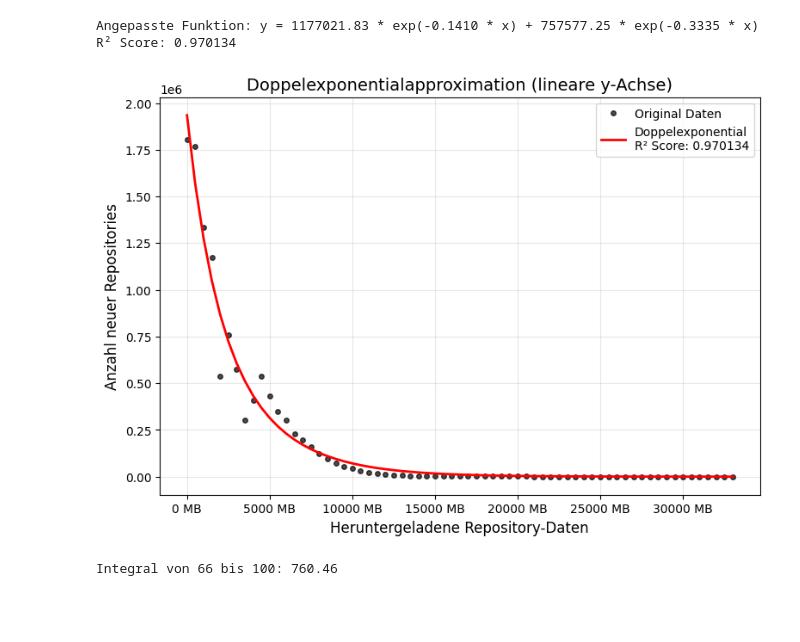
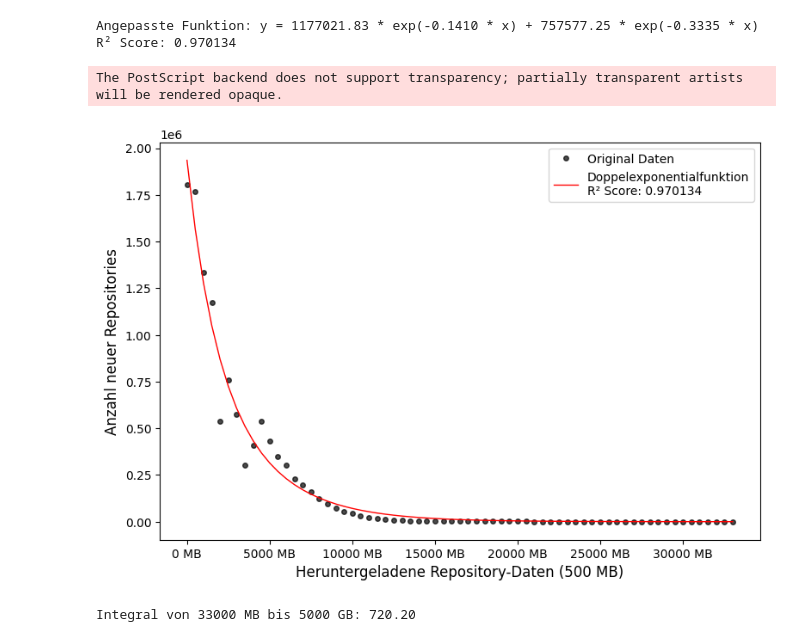
Before and after one commit to sissl0/DockerAnalysis, a Jupyter notebook: scripts/python_scripts/Analyse/RepoSearchDecay.ipynb, the cells around one changed output. Cells and saved outputs as stored; diff of their text form; code cells hidden in the pictures; blank space fills up the shorter version.

```diff
--- a/scripts/python_scripts/Analyse/RepoSearchDecay.ipynb
+++ b/scripts/python_scripts/Analyse/RepoSearchDecay.ipynb
@@ -44,20 +44,23 @@ R² Score: 0.970134
 # %%
 plt.figure(figsize=(9, 6))
 plt.plot(x_data, unique_repos, 'ko', label='Original Daten', alpha=0.7, markersize=4)
-plt.plot(x_data, y_fit, 'r-', linewidth=2, label=f"Doppelexponential\nR² Score: {r2score:.6f}")
+plt.plot(x_data, y_fit, 'r-', linewidth=1, label=f"Doppelexponentialfunktion\nR² Score: {r2score:.6f}")
 
-plt.title('Doppelexponentialapproximation (lineare y-Achse)', fontsize=14)
-plt.xlabel('Heruntergeladene Repository-Daten', fontsize=12)
+#plt.title('Approximation für den Verfall einzigartiger Repos per 500MB Repository-Daten', fontsize=14)
+plt.xlabel('Heruntergeladene Repository-Daten (500 MB)', fontsize=12)
 plt.ylabel('Anzahl neuer Repositories', fontsize=12)
 plt.legend()
-plt.grid(True, alpha=0.3)
+#plt.grid(True, alpha=0.3)
 ax = plt.gca()
 ax.xaxis.set_major_formatter(FuncFormatter(mb_formatter))
+
+plt.savefig('repo_search_decay.eps', format='eps', dpi=300, bbox_inches='tight')
 # %% [output]
+The PostScript backend does not support transparency; partially transparent artists will be rendered opaque.
-[figure, old version]
+[figure, new version]
 # %%
 current_x = len(unique_repos) - 1
 integral_value, error_estimate = quad(integrand, current_x, 10000)
-print(f"\nIntegral von {current_x} bis 10000: {integral_value:.2f}")
+print(f"\nIntegral von {current_x*500} MB bis 5000 GB: {integral_value:.2f}")
 # %% [output]
-Integral von 66 bis 100: 760.46
+Integral von 33000 MB bis 5000 GB: 720.20
```
Also changed, not shown: parts of 3 cells of this notebook, 15 other files.
